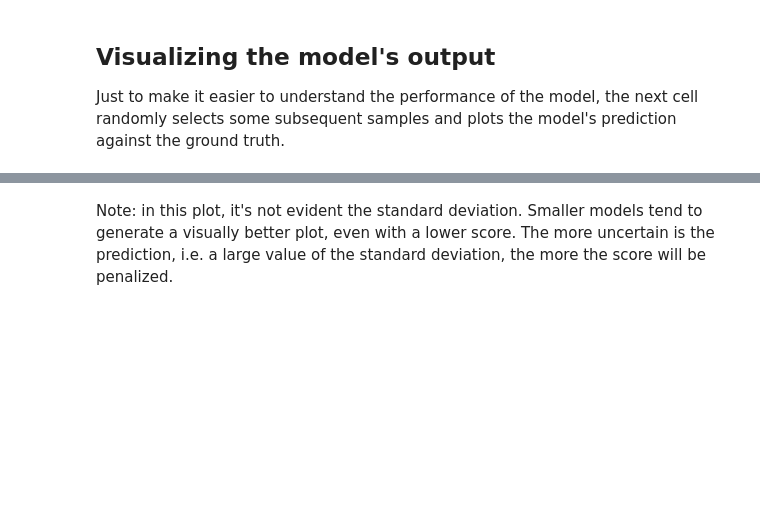
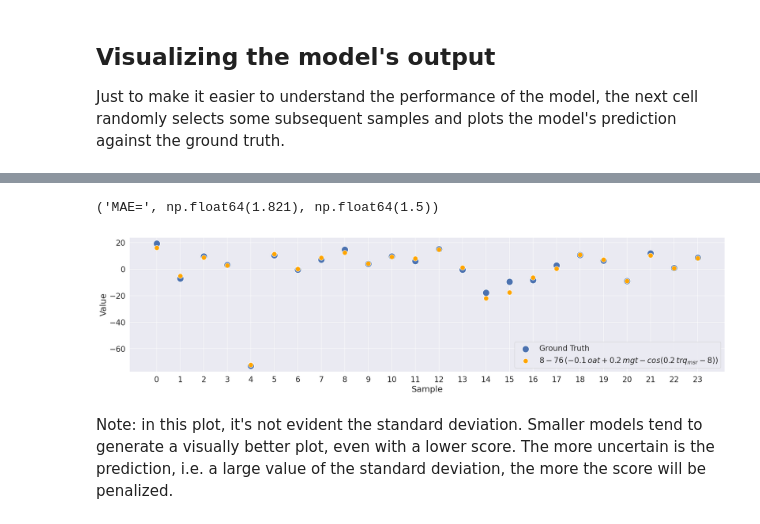
Before and after one commit to MrPio/PHM_North_America_2024_Challenge, a Jupyter notebook: 2-torque_target_probabilistic_regression/2.3-Generating_Torque_Margin_Predictions.ipynb, the cells around one changed output, grey strips where cells are left out. Drawn from its saved outputs; the diff is of its cells as text; code cells hidden in the pictures; blank space fills up the shorter version.

```diff
--- a/2-torque_target_probabilistic_regression/2.3-Generating_Torque_Margin_Predictions.ipynb
+++ b/2-torque_target_probabilistic_regression/2.3-Generating_Torque_Margin_Predictions.ipynb
@@ -1,18 +1,14 @@
 # %%
 import math
-import os
 import random
 import sys
-
 from matplotlib.lines import Line2D
 from scipy import stats
-from scipy.integrate import simps
-import seaborn as sns
-sys.path.insert(0, os.path.abspath(os.path.join(os.getcwd(), "..")))
+# from scipy.integrate import simps
+
+sys.path.append("..")
 from src import *
-
-plt.rcParams.update({'font.size': 24})
-sns.set_style('ticks')
+sns.set_theme("paper", font_scale=1.8)
 # %% [markdown]
 # Generating Torque Margin Predictions
 
@@ -28,7 +26,7 @@ valid_x = read_dataset(stage='regression', dataset='valid')
 test_x = read_dataset(stage='regression', dataset='test')
 
 # Load the means and standard deviations of the train set used to train the model
-norm = pd.read_csv('results/6-interpretable_norm.csv').iloc[0]
+norm = pd.read_csv(f'results/{prefix}_norm.csv').iloc[0]
 means = norm[[f'{col}_mean' for col in train_x.columns]].values
 stds = norm[[f'{col}_std' for col in train_x.columns]].values
 mean_y, std_y = norm['y_mean'], norm['y_std']
@@ -88,7 +80,7 @@ def equation_model(x: tensor) -> tuple[tensor, tensor]:
 
 
 def equation_model2(x: tensor) -> tuple[tensor, tensor]:
-    mu = 76 - 106*(-0.12*x[:, 0] + 0.2*x[:, 1] -
+    mu = 38.7 - 76*(-0.12*x[:, 0] + 0.2*x[:, 1] -
                              torch.cos(0.23*x[:, 3] - 8) + 0.38)
     log_var = 0*x[:, 0]
     return mu,  log_var
@@ -139,3 +106,43 @@ Equation2 MSE 5.13
+# %%
+# 0s
+LENGTH = 24
+i = random.randint(0, len(train_y) - LENGTH)
+# i = 50
+equation = "$8-76\\,(-0.1\\,oat + 0.2\\,mgt - cos(0.2\\,trq_{msr} - 8))$"
+df = pd.DataFrame(
+    {
+        "index": range(LENGTH),
+        "gt": train_y["trq_margin"][i : i + LENGTH].values,
+        "equation": pred_train_eq2["trq_margin"][i : i + LENGTH].values,
+    }
+)
+
+plt.figure(figsize=(22, 5), dpi=150)
+ax = sns.scatterplot(
+    data=df,
+    x="index",
+    y="gt",
+    s=200,
+    label="Ground Truth",
+)
+
+sns.scatterplot(
+    data=df,
+    x="index",
+    y="equation",
+    s=100,
+    color="orange",
+    label=equation,
+    ax=ax,
+)
+ax.legend(loc="lower right")
+ax.set_xticks(df.index)
+ax.set_ylabel("Value")
+ax.set_xlabel("Sample")
+"MAE=", (train_y["trq_margin"] - pred_train_eq2["trq_margin"]).abs().mean().__round__(3),(df["gt"] - df["equation"]).abs().mean().__round__(3)
+# %% [output]
+('MAE=', np.float64(1.821), np.float64(1.5))
+[figure, added]
 # %% [markdown]
 Note: in this plot, it's not evident the standard deviation. Smaller models tend to generate a visually better plot, even with a lower score. The more uncertain is the prediction, i.e. a large value of the standard deviation, the more the score will be penalized.
 # %%
```
Also changed, not shown: parts of 6 cells of this notebook, 9 other files.
